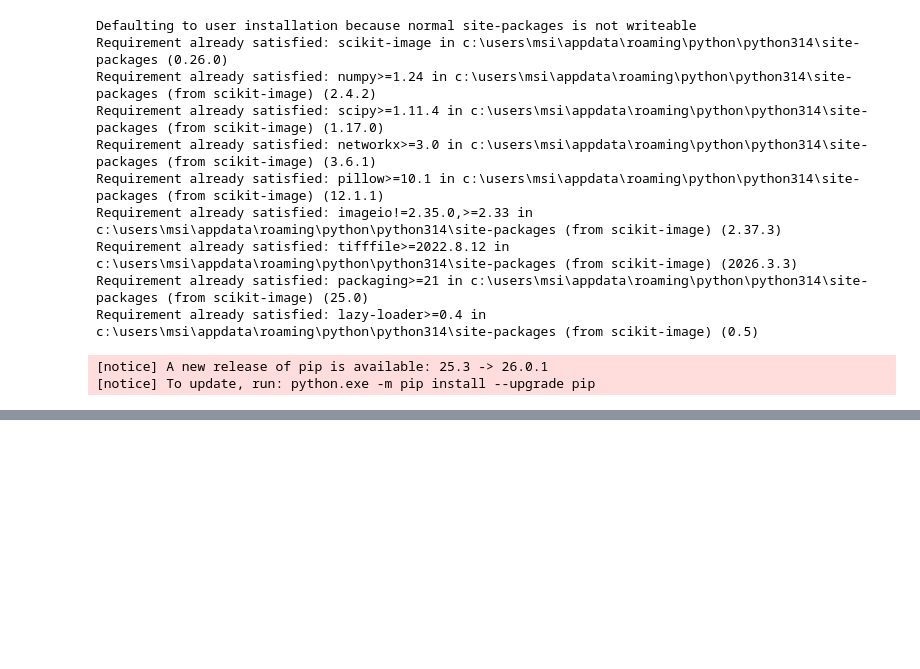
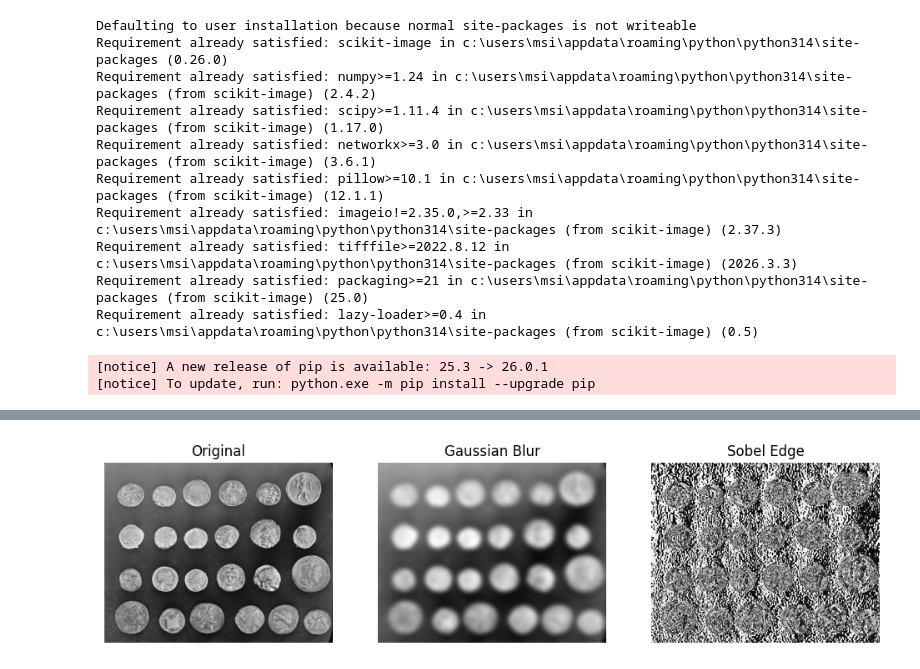
Before and after one commit to Ddasunsandeepa/Image-Processing-OpenCV, a Jupyter notebook: lab01/lab01.ipynb, the cells around one changed output, grey strips where cells are left out. Cells and saved outputs as stored; diff of their text form; code cells hidden in the pictures; blank space fills up the shorter version.

```diff
--- a/lab01/lab01.ipynb
+++ b/lab01/lab01.ipynb
@@ -199,0 +243,18 @@ ModuleNotFoundError: No module named 'skimage.util.dtype'
+# %%
+# --- SciPy ndimage Example ---
+
+from scipy import ndimage
+
+img = data.coins()
+blur = ndimage.gaussian_filter(img, sigma=4)
+edges = ndimage.sobel(img)
+
+fig, ax = plt.subplots(1,3, figsize=(12,4))
+ax[0].imshow(img, cmap='gray'); ax[0].set_title("Original")
+ax[1].imshow(blur, cmap='gray'); ax[1].set_title("Gaussian Blur")
+ax[2].imshow(edges, cmap='gray'); ax[2].set_title("Sobel Edge")
+for a in ax: a.axis('off')
+
+plt.show()
+# %% [output]
+[figure, added]
```
Also changed, not shown: parts of 5 cells of this notebook, 5 other files.
